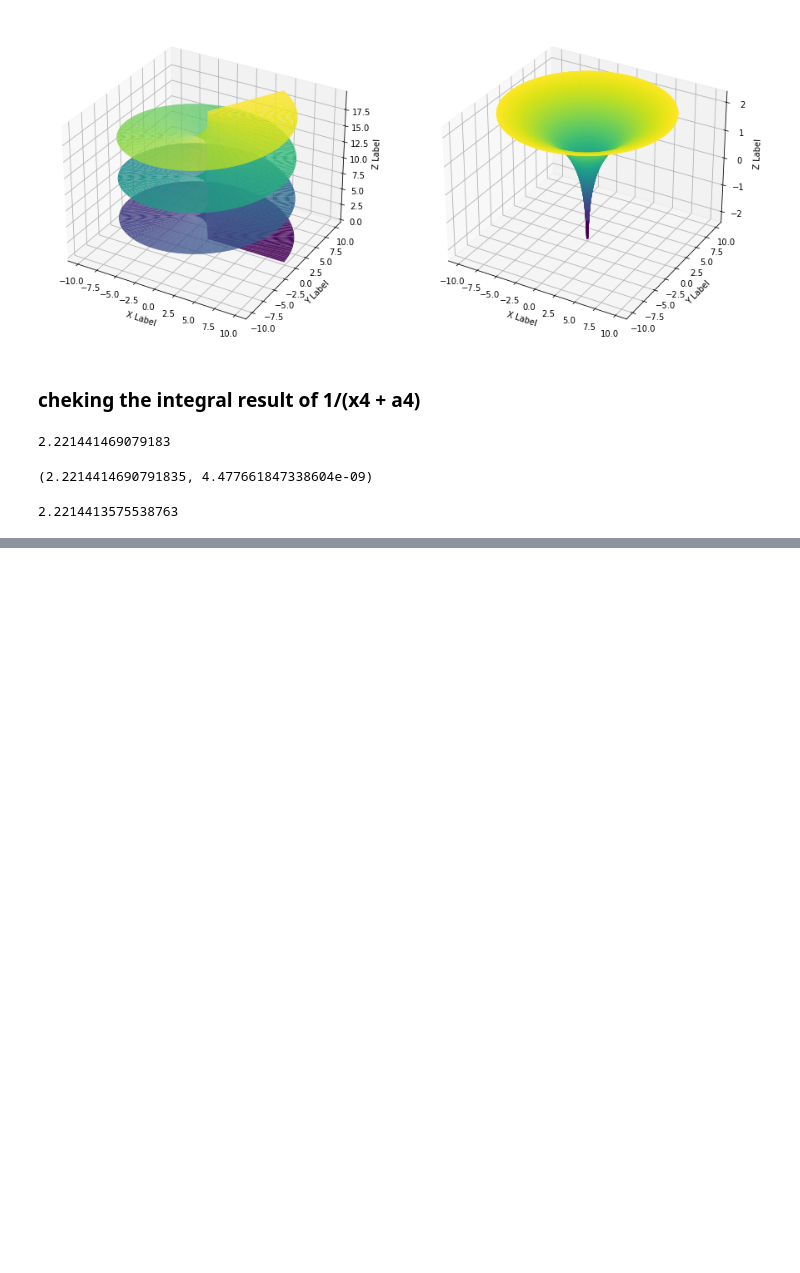
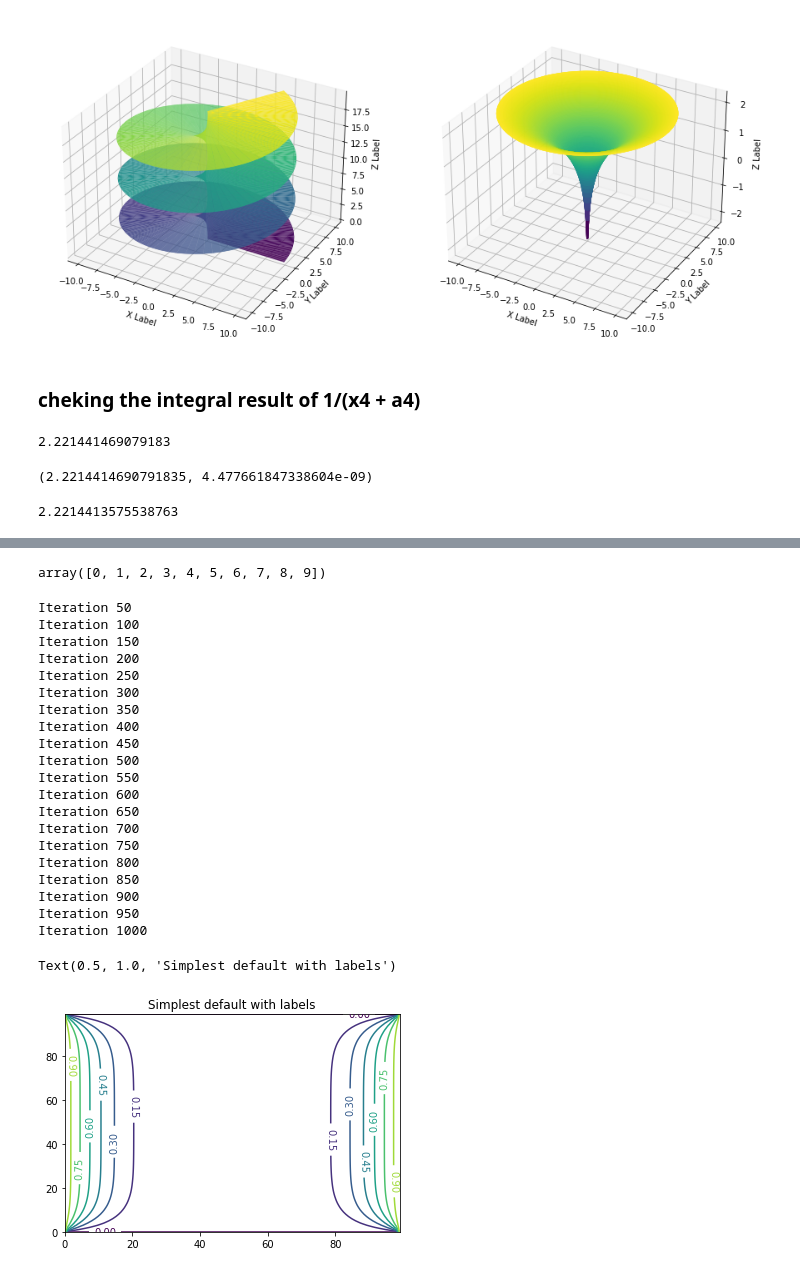
Before and after one commit to shahin1009/ME565, a Jupyter notebook: CauchyI.ipynb, the cells around one changed output, grey strips where cells are left out. Cells and saved outputs as stored; diff of their text form; code cells hidden in the pictures; blank space fills up the shorter version.

```diff
--- a/CauchyI.ipynb
+++ b/CauchyI.ipynb
@@ -110,0 +117,79 @@ approx
+# %%
+L = 10
+x_range = np.arange(0,L , 1)
+x_range
+# %% [output]
+array([0, 1, 2, 3, 4, 5, 6, 7, 8, 9])
+# %%
+L = 100
+H = 100
+x_range = np.arange(0,L , 1)
+y_range = np.arange(0,H , 1)
+u = np.zeros((L,H))
+iteration = 0
+# Boundary conditions
+u[0,:] = 0
+u[L-1,:] = 0
+u[:,0] = 1
+u[:,H-1] = 1
+
+# other conditions
+# u[:,0] = 1
+# u[:,H-1] = np.sin(2*np.pi*x_range/L)
+
+while iteration < 1000:
+    iteration += 1
+    if iteration % 50 == 0:
+        print(f'Iteration {iteration}')
+
+        #use this to save countour plot every 50 iterations
+        # fig, ax = plt.subplots()
+        # cs = ax.contourf(x_range, y_range, u, locator=ticker.LogLocator(), cmap=cm.PuBu_r)
+        # cbar = fig.colorbar(cs)
+        # plt.savefig(f'{iteration}.png')
+
+
+    # it's important to copy the array before changing it
+    ### usisng Lu = u won't work because the array will be changed
+    Lu = u.copy()
+    # ---------------------------------------------------------------
+    # option 1: 5 point stencil
+    for i in range(1,L-1):
+        for j in range(1,H-1):
+            Lu[i , j] = 1* (-4*u[i,j] + u[i,j+1] + u[i-1,j] + u[i+1,j] + u[i,j-1])
+
+    # option 2: 8 point stencil
+    # for i in range(1,L-1):
+    #     for j in range(1,H-1):
+    #         Lu[i , j] = (-8*u[i,j] + u[i,j+1] + u[i-1,j] + u[i+1,j] + u[i,j-1] + u[i-1,j-1] + u[i-1,j+1] + u[i+1,j-1] + u[i+1,j+1])
+    # ---------------------------------------------------------------
+    u[1:L-1,1:H-1] = u[1:L-1,1:H-1] + 0.1 * Lu[1:L-1,1:H-1]
+
+# plot the result
+fig, ax = plt.subplots()
+CS = ax.contour(x_range, y_range, u)
+ax.clabel(CS, inline=True, fontsize=10)
+ax.set_title('Simplest default with labels')
+# %% [output]
+Iteration 50
+Iteration 100
+Iteration 150
+Iteration 200
+Iteration 250
+Iteration 300
+Iteration 350
+Iteration 400
+Iteration 450
+Iteration 500
+Iteration 550
+Iteration 600
+Iteration 650
+Iteration 700
+Iteration 750
+Iteration 800
+Iteration 850
+Iteration 900
+Iteration 950
+Iteration 1000
+Text(0.5, 1.0, 'Simplest default with labels')
+[figure, added]
```
Also changed, not shown: parts of 3 cells of this notebook.
